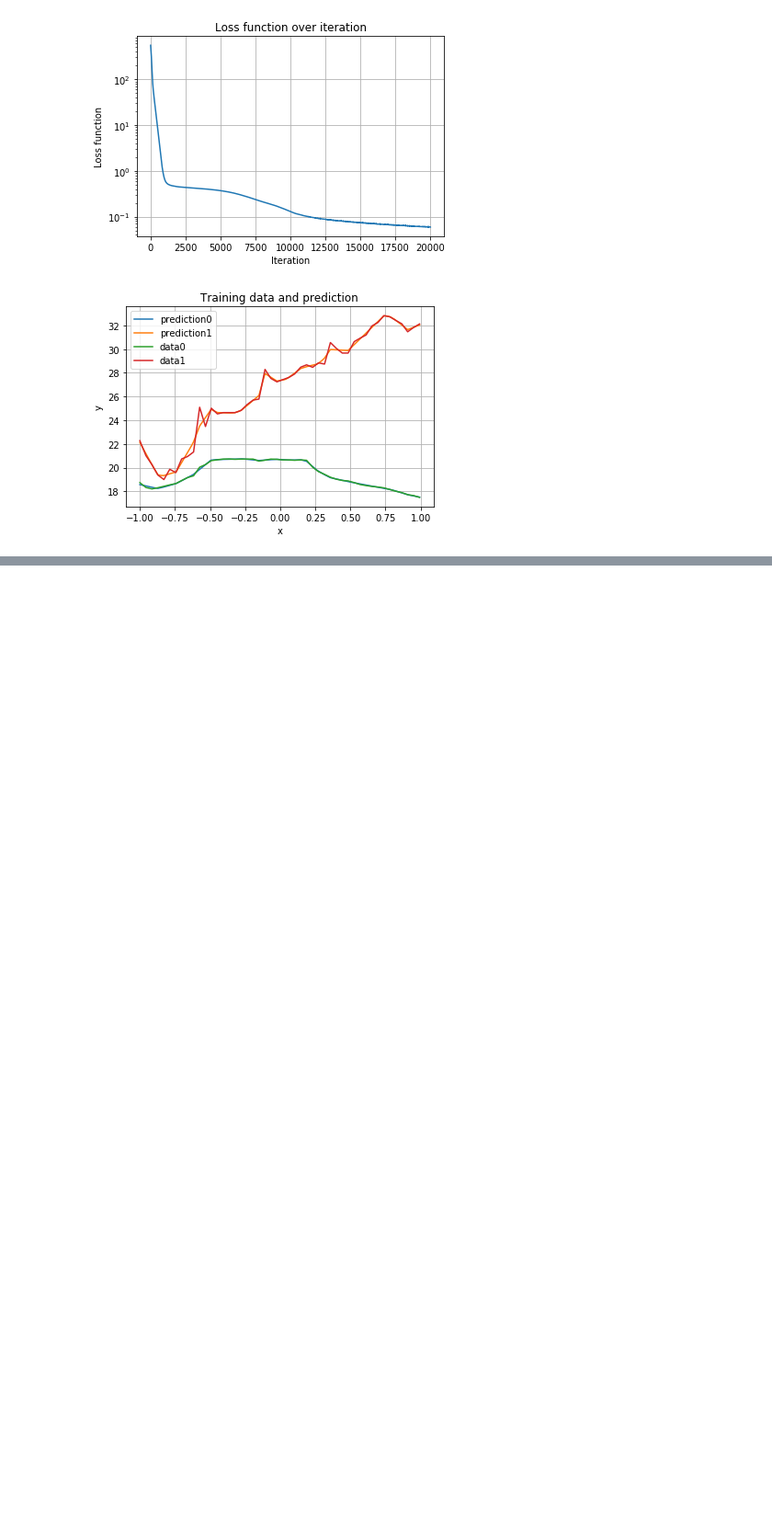
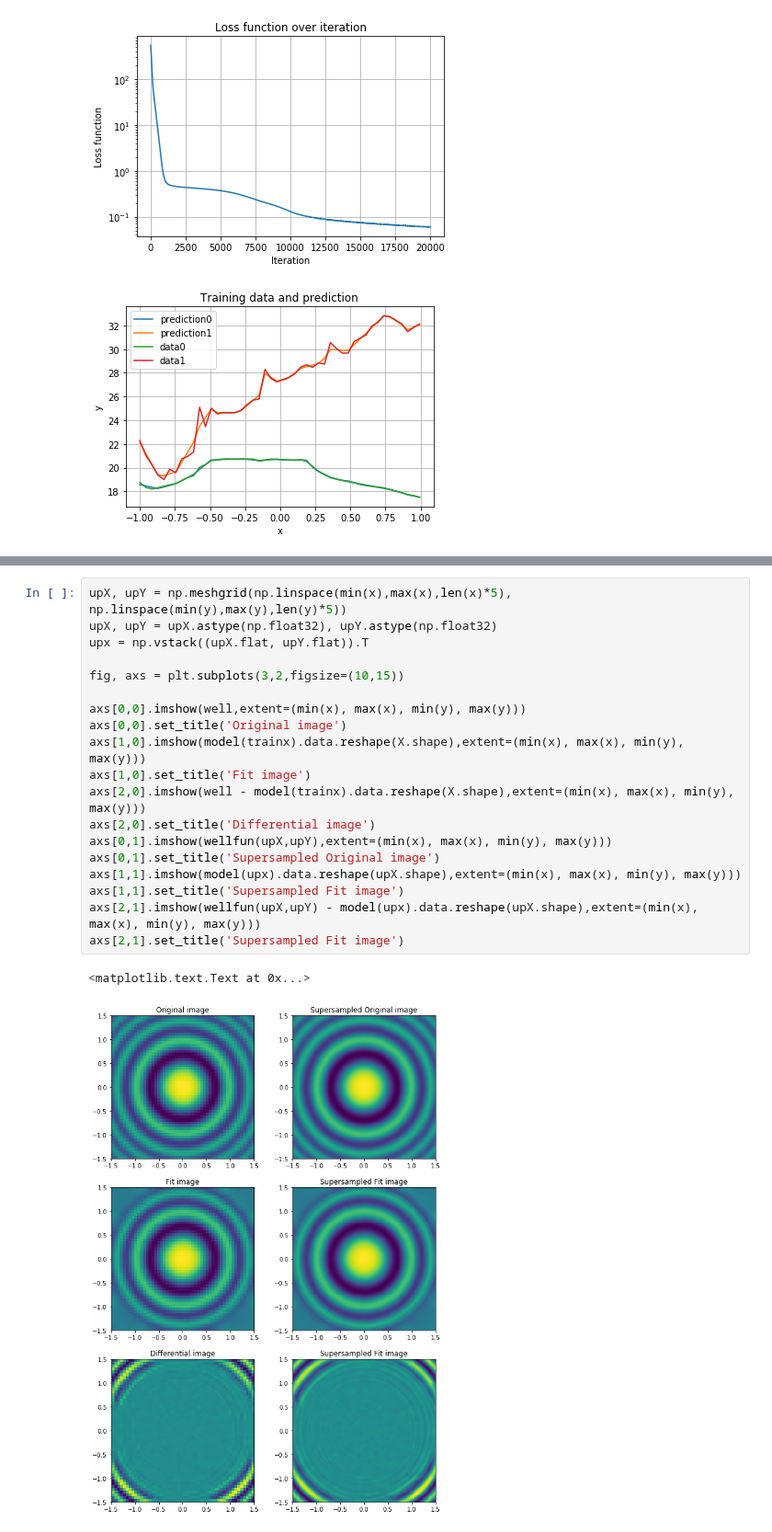
Before and after one commit to msakuta/notebooks, a Jupyter notebook: ChainerRegression.ipynb, the cells around one changed output, grey strips where cells are left out. Shown at 92% size. Saved outputs shown, nothing was run; the diff lists cells and outputs as text; blank space fills up the shorter version.

```diff
--- a/ChainerRegression.ipynb
+++ b/ChainerRegression.ipynb
@@ -197,0 +221,22 @@ ax.plot_surface(X,Y,model(trainx).data.reshape(X.shape))
+# %%
+upX, upY = np.meshgrid(np.linspace(min(x),max(x),len(x)*5), np.linspace(min(y),max(y),len(y)*5))
+upX, upY = upX.astype(np.float32), upY.astype(np.float32)
+upx = np.vstack((upX.flat, upY.flat)).T
+
+fig, axs = plt.subplots(3,2,figsize=(10,15))
+
+axs[0,0].imshow(well,extent=(min(x), max(x), min(y), max(y)))
+axs[0,0].set_title('Original image')
+axs[1,0].imshow(model(trainx).data.reshape(X.shape),extent=(min(x), max(x), min(y), max(y)))
+axs[1,0].set_title('Fit image')
+axs[2,0].imshow(well - model(trainx).data.reshape(X.shape),extent=(min(x), max(x), min(y), max(y)))
+axs[2,0].set_title('Differential image')
+axs[0,1].imshow(wellfun(upX,upY),extent=(min(x), max(x), min(y), max(y)))
+axs[0,1].set_title('Supersampled Original image')
+axs[1,1].imshow(model(upx).data.reshape(upX.shape),extent=(min(x), max(x), min(y), max(y)))
+axs[1,1].set_title('Supersampled Fit image')
+axs[2,1].imshow(wellfun(upX,upY) - model(upx).data.reshape(upX.shape),extent=(min(x), max(x), min(y), max(y)))
+axs[2,1].set_title('Supersampled Fit image')
+# %% [output]
+<matplotlib.text.Text at 0x...>
+[figure, added]
```
Also changed, not shown: parts of 6 cells of this notebook.
